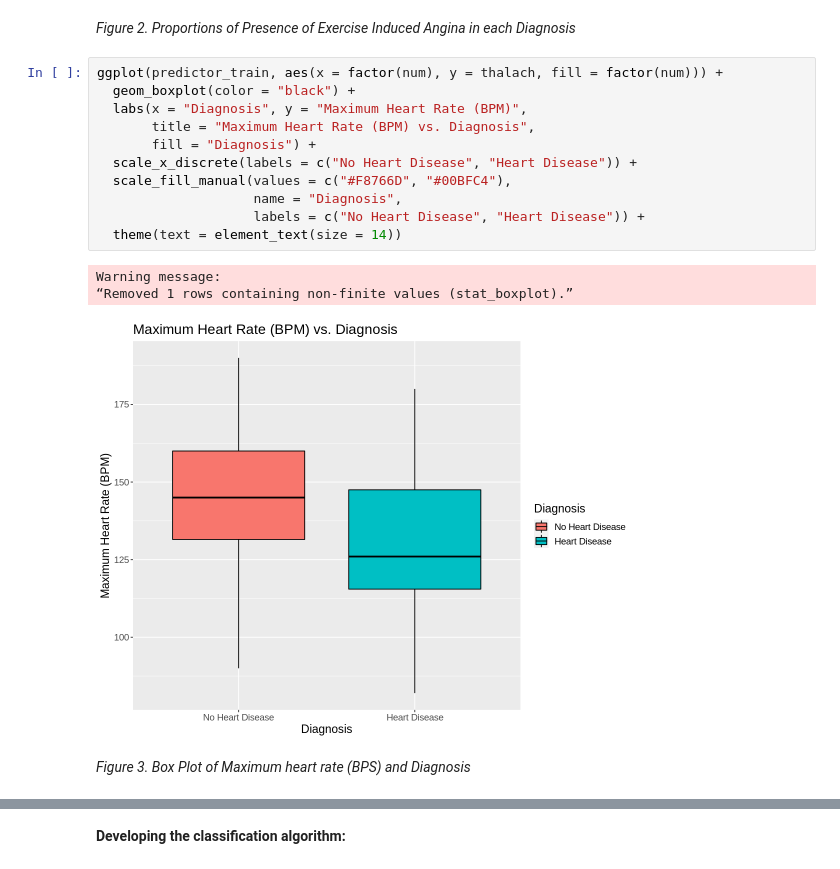
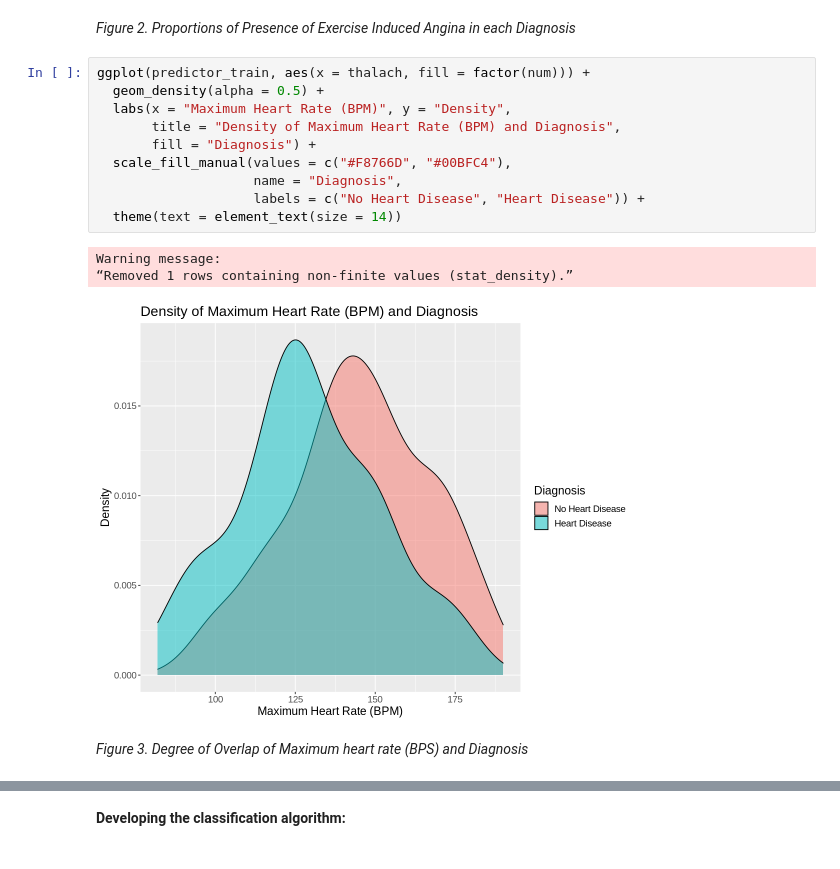
Before and after one commit to GeneRevo/DSCI100-007-Group10, a Jupyter notebook: 007_project_final_report.ipynb, the cells around one changed output, grey strips where cells are left out. Drawn from its saved outputs; the diff is of its cells as text.

```diff
--- a/007_project_final_report.ipynb
+++ b/007_project_final_report.ipynb
@@ -369,22 +352,21 @@ ggplot(predictor_train, aes(x = as.factor(num), fill = factor(exang))) +
 # %% [markdown]
 *Figure 2. Proportions of Presence of Exercise Induced Angina in each Diagnosis*
 # %%
-ggplot(predictor_train, aes(x = factor(num), y = thalach, fill = factor(num))) +
-  geom_boxplot(color = "black") +
-  labs(x = "Diagnosis", y = "Maximum Heart Rate (BPM)",
-       title = "Maximum Heart Rate (BPM) vs. Diagnosis",
+ggplot(predictor_train, aes(x = thalach, fill = factor(num))) +
+  geom_density(alpha = 0.5) +
+  labs(x = "Maximum Heart Rate (BPM)", y = "Density",
+       title = "Density of Maximum Heart Rate (BPM) and Diagnosis",
        fill = "Diagnosis") +
-  scale_x_discrete(labels = c("No Heart Disease", "Heart Disease")) +
   scale_fill_manual(values = c("#F8766D", "#00BFC4"),
                     name = "Diagnosis",
                     labels = c("No Heart Disease", "Heart Disease")) +
   theme(text = element_text(size = 14))
 # %% [output]
 Warning message:
-“Removed 1 rows containing non-finite values (stat_boxplot).”
+“Removed 1 rows containing non-finite values (stat_density).”
-[figure, old version]
+[figure, new version]
 # %% [markdown]
-*Figure 3. Box Plot of Maximum heart rate (BPS) and Diagnosis*
+*Figure 3. Degree of Overlap of Maximum heart rate (BPS) and Diagnosis*
 # %%
 ggplot(predictor_train, aes(x = chol, fill = factor(num))) +
   geom_density(alpha = 0.5) +
```
Also changed, not shown: parts of 7 cells of this notebook.
